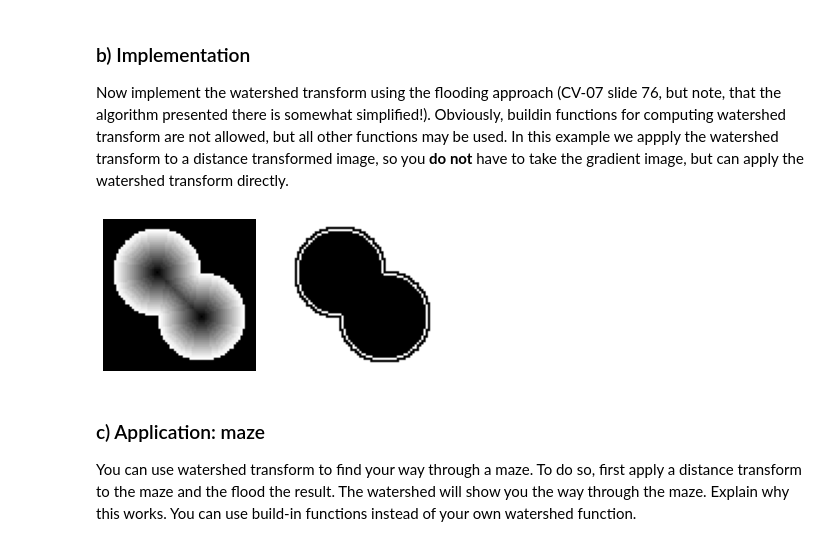
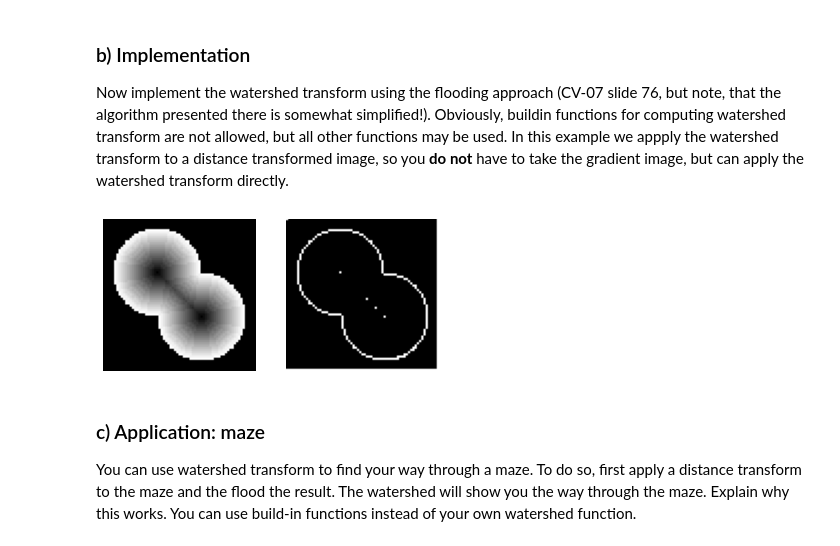
Before and after one commit to jebape/cv3_2021, a Jupyter notebook: Sheet 05/sheet05.ipynb, the cells around one changed output. Saved outputs shown, nothing was run; the diff lists cells and outputs as text; code cells hidden in the pictures.

```diff
--- a/Sheet 05/sheet05.ipynb
+++ b/Sheet 05/sheet05.ipynb
@@ -172,36 +172,36 @@ def watershed(img, step=1):
 
 
                     # isolated
-                    if all(0 == neighbor for neighbor in img_neighbors):
+                    if all(0 == neighbor for neighbor in label_neighbors):
                         label[i][j] = NEW_LABEL
                     # segment
                     elif all(label_neighbors[0] == neighbor for neighbor in label_neighbors):
                         label[i][j] = label_neighbors[0]
                     # watershed
                     else:
                         label[i][j] = WATERSHED
 
         h += 1
 
     for i in range(M):
         for j in range(N):
             label[i][j] = 0 if label[i][j] == WATERSHED else 1
 
     return label
 
 img = imageio.imread('images/dist_circles.png', pilmode='L')
 
 plt.gray()
 plt.subplot(1,2,1)
 plt.axis('off')
 plt.imshow(img)
 
 plt.subplot(1,2,2)
 plt.axis('off')
 plt.imshow(watershed(img))
 plt.show()
 # %% [output]
-[figure, old version]
+[figure, new version]
 # %% [markdown]
 ### c) Application: maze
 
```
Also changed, not shown: parts of 2 cells of this notebook.
